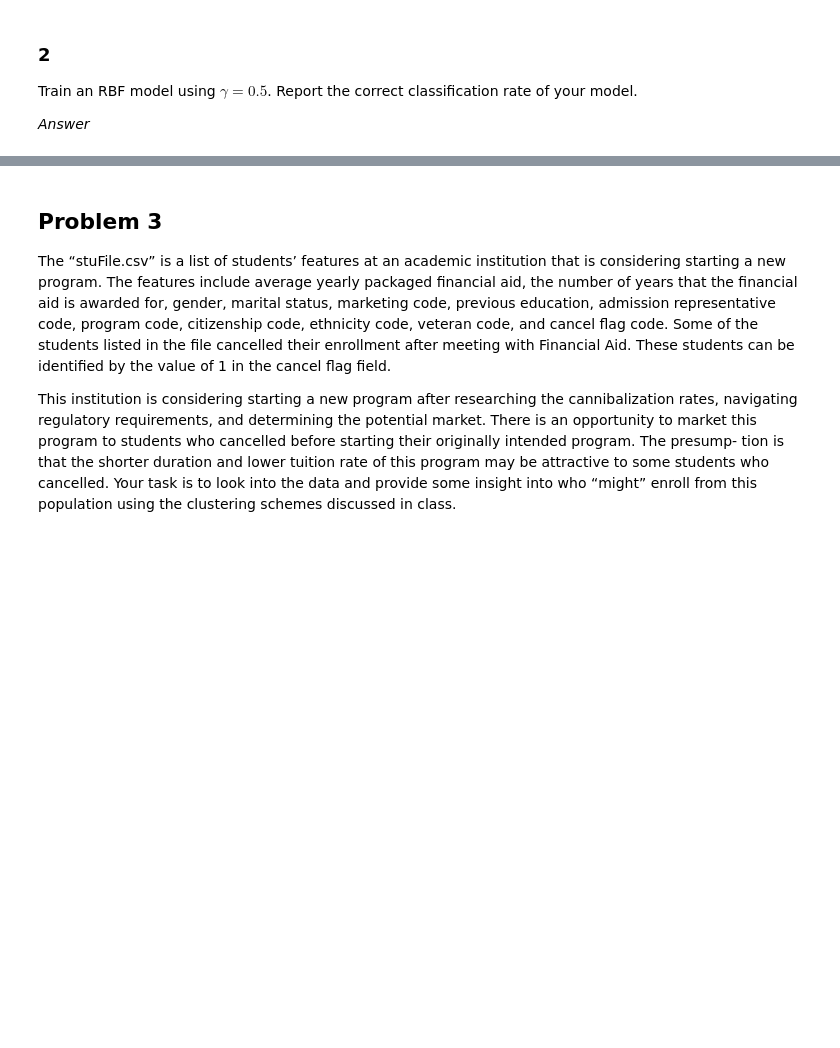
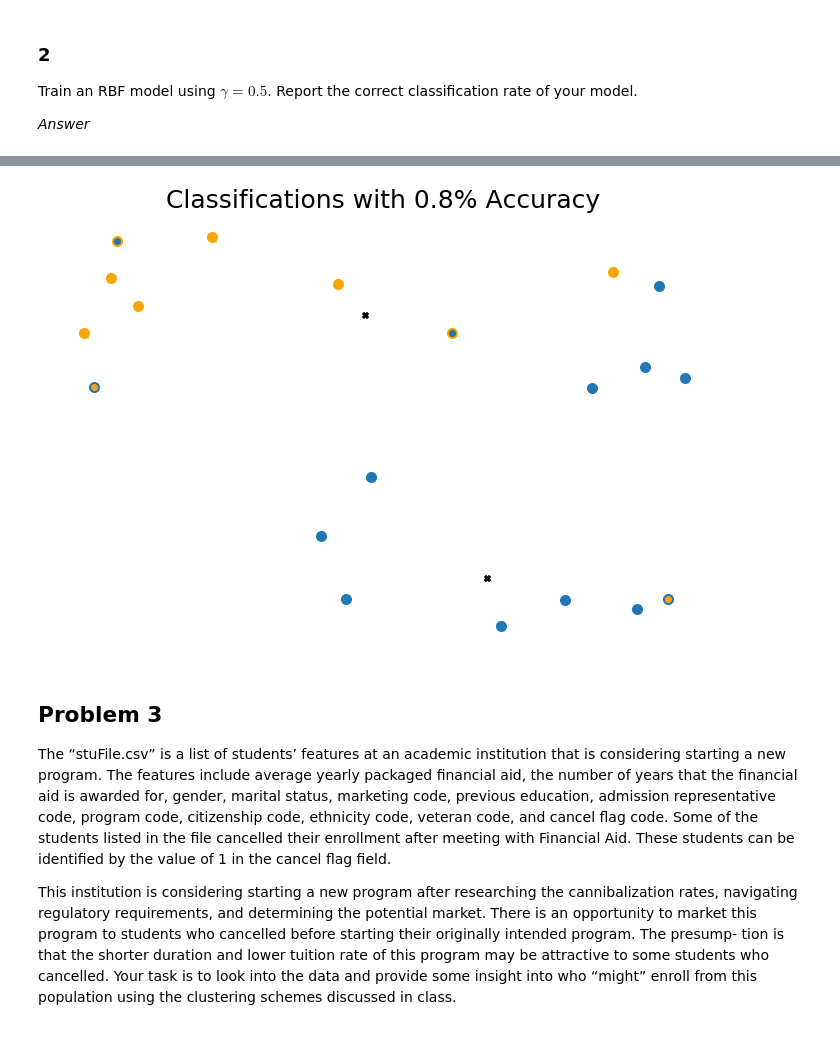
Before and after one commit to edalrami/machine-learning-hw3, a Jupyter notebook: MachineLearningHW3.ipynb, the cells around one changed output, grey strips where cells are left out. Saved outputs shown, nothing was run; the diff lists cells and outputs as text; code cells hidden in the pictures; blank space fills up the shorter version.

```diff
--- a/MachineLearningHW3.ipynb
+++ b/MachineLearningHW3.ipynb
@@ -246,3 +246,24 @@ print(num_correct/df.shape[0])
+# %%
+clas_rate = sum(y == [1 if val > 0.5 else 0 for val in h])/df.shape[0]
+df['pred'] = [1.0 if val > 0.5 else 0.0 for val in h]
+df['cls'] = y
+fig, ax = plt.subplots(figsize = (12.0, 8.0))
+ax.scatter(df[df['pred'] == 0].x1, df[df['pred'] == 0].x2, c=u'#1f77b4', s=100, zorder=0)
+ax.scatter(df[df['pred'] == 1].x1, df[df['pred'] == 1].x2, c='orange', s=100, zorder=0)
+ax.scatter(df[df['cls'] == 0].x1, df[df['cls'] == 0].x2, c=u'#1f77b4', zorder=1)
+ax.scatter(df[df['cls'] == 1].x1, df[df['cls'] == 1].x2, c='orange', zorder=1)
+plt.title(f'Classifications with {clas_rate}% Accuracy', fontsize=25)
+[ax.scatter(center[0], center[1], marker='X', c='k', zorder=2) for center in centers]
+ax.spines['right'].set_visible(False)
+ax.spines['top'].set_visible(False)
+ax.spines['bottom'].set_visible(False)
+ax.spines['left'].set_visible(False)
+ax.tick_params(bottom=False, left=False)
+ax.set_yticklabels([])
+ax.set_xticklabels([])
+plt.show()
+# %% [output]
+[figure, added]
 # %% [markdown]
 ## Problem 3
 
```
Also changed, not shown: parts of 20 cells of this notebook.
